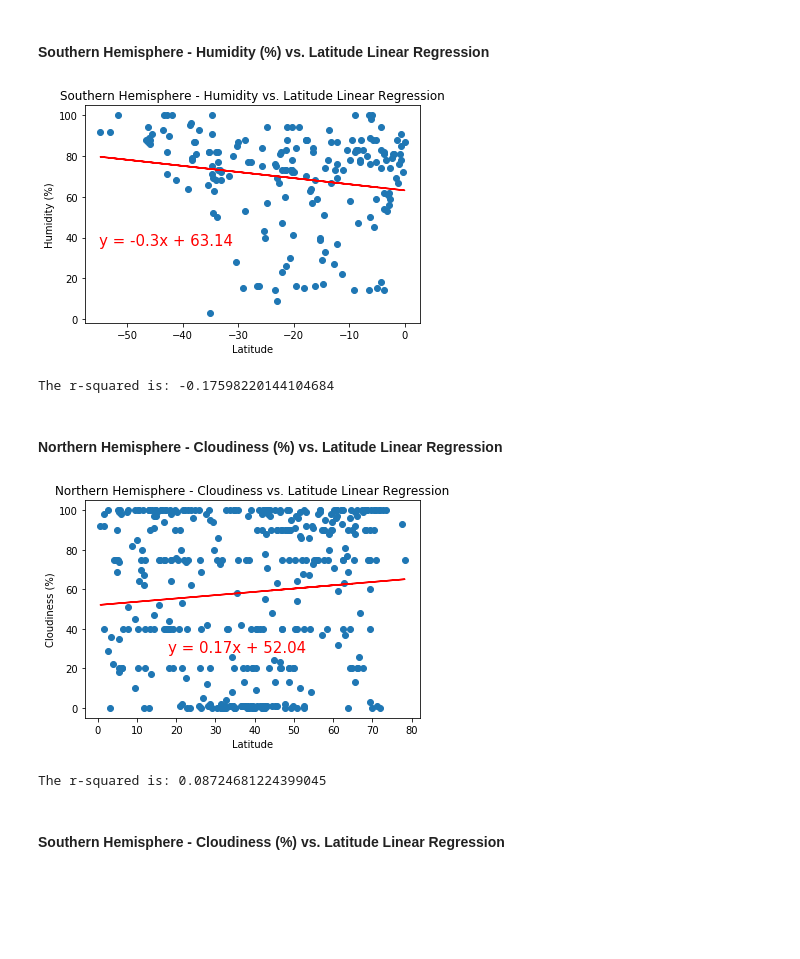
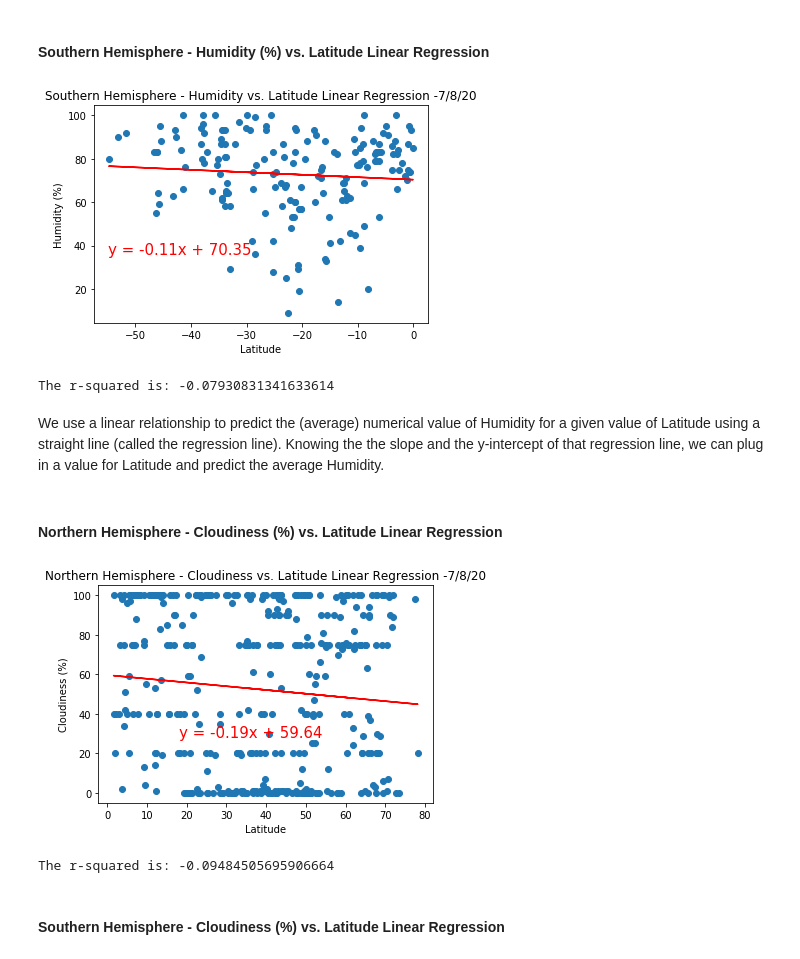
Before and after one commit to not4ewe/python-api-challenge, a Jupyter notebook: WeatherPy/WeatherPy.ipynb, the cells around one changed output. Drawn from its saved outputs; the diff is of its cells as text; code cells hidden in the pictures; blank space fills up the shorter version.

```diff
--- a/WeatherPy/WeatherPy.ipynb
+++ b/WeatherPy/WeatherPy.ipynb
@@ -348,23 +365,25 @@ The r-squared is: 0.0576404846709207
 # %%
 x_values = southern_hemi["Latitude"]
 y_values = southern_hemi["Humidity"]
 (slope, intercept, rvalue, pvalue, stderr) = linregress(x_values, y_values)
 regress_values = x_values * slope + intercept
 line_eq = "y = " + str(round(slope,2)) + "x + " + str(round(intercept,2))
 plt.scatter(x_values,y_values)
 plt.plot(x_values,regress_values,"r-")
 plt.annotate(line_eq,(-55,36),fontsize=15,color="red")
 
-plt.title('Southern Hemisphere - Humidity vs. Latitude Linear Regression')
+plt.title('Southern Hemisphere - Humidity vs. Latitude Linear Regression -7/8/20')
 plt.xlabel('Latitude')
 plt.ylabel('Humidity (%)')
 
 plt.savefig("figures/South_Humid_Lat_LinearReg.png")
 plt.show()
 print(f"The r-squared is: {rvalue}")
 # %% [output]
-[figure, old version]
+[figure, new version]
-The r-squared is: -0.17598220144104684
+The r-squared is: -0.07930831341633614
+# %% [markdown]
+We use a linear relationship to predict the (average) numerical value of Humidity for a given value of Latitude using a straight line (called the regression line). Knowing the the slope and the y-intercept of that regression line, we can plug in a value for Latitude and predict the average Humidity.
 # %% [markdown]
 ####  Northern Hemisphere - Cloudiness (%) vs. Latitude Linear Regression
 # %%
@@ -377,7 +396,7 @@ plt.scatter(x_values,y_values)
 plt.plot(x_values,regress_values,"r-")
 plt.annotate(line_eq,(18,28),fontsize=15,color="red")
 
-plt.title('Northern Hemisphere - Cloudiness vs. Latitude Linear Regression')
+plt.title('Northern Hemisphere - Cloudiness vs. Latitude Linear Regression -7/8/20')
 plt.xlabel('Latitude')
 plt.ylabel('Cloudiness (%)')
 
@@ -385,8 +404,8 @@ plt.savefig("figures/North_Cloud_Lat_LinearReg.png")
 plt.show()
 print(f"The r-squared is: {rvalue}")
 # %% [output]
-[figure, old version]
+[figure, new version]
-The r-squared is: 0.08724681224399045
+The r-squared is: -0.09484505695906664
 # %% [markdown]
 ####  Southern Hemisphere - Cloudiness (%) vs. Latitude Linear Regression
 # %%
```
Also changed, not shown: parts of 24 cells of this notebook, 26 other files.
